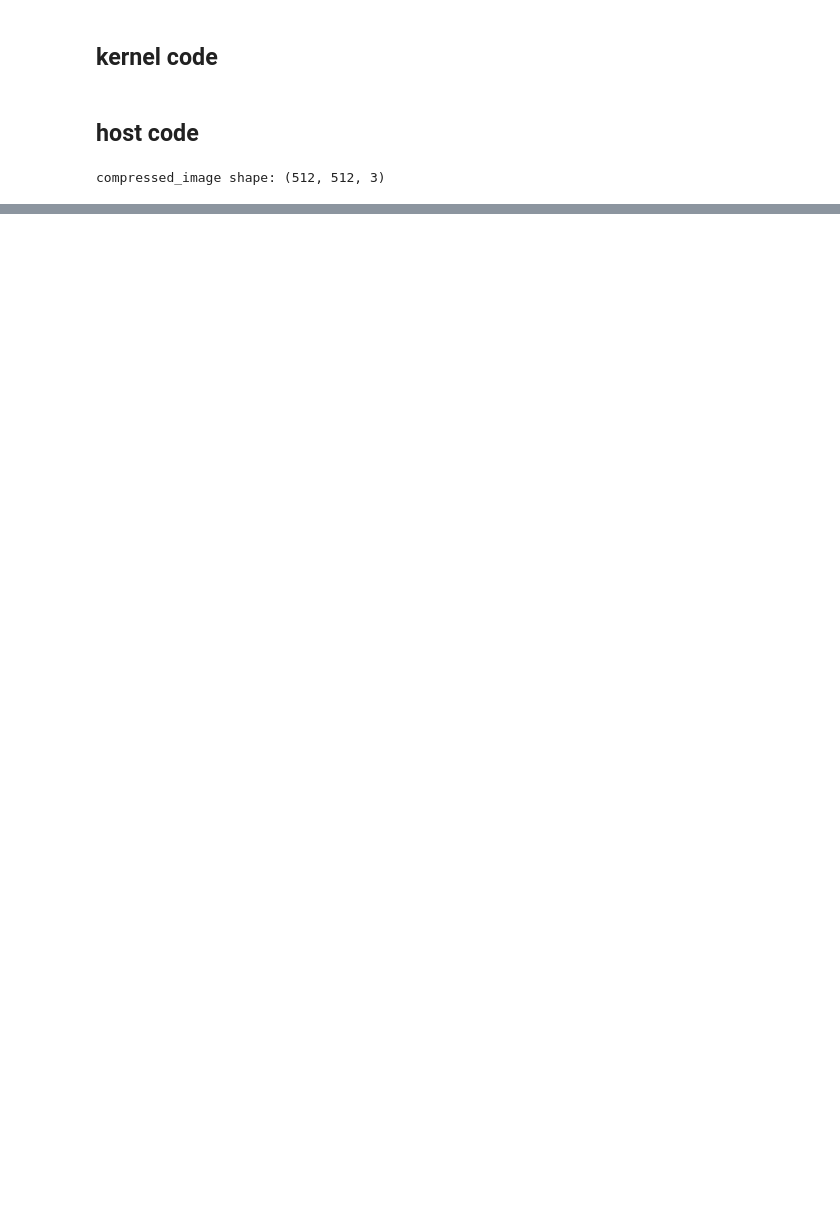
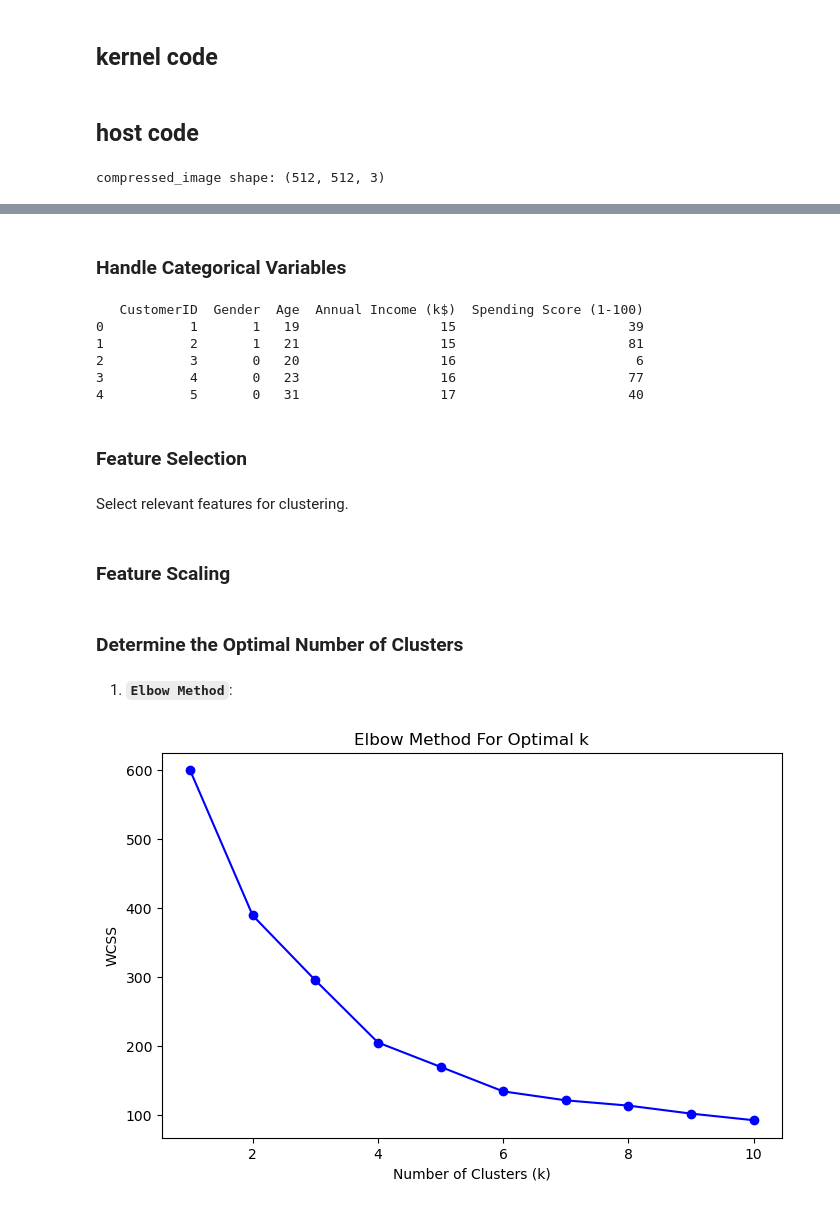
Before and after one commit to mmahdin/Computational-Intelligence-EE-AUT, a Jupyter notebook: lab/4/main.ipynb, the cells around one changed output, grey strips where cells are left out. Saved outputs shown, nothing was run; the diff lists cells and outputs as text; code cells hidden in the pictures; blank space fills up the shorter version.

```diff
--- a/lab/4/main.ipynb
+++ b/lab/4/main.ipynb
@@ -430,0 +583,49 @@ compressed_image shape: (512, 512, 3)
+# %% [markdown]
+### Handle Categorical Variables
+# %%
+# Initialize LabelEncoder
+le = LabelEncoder()
+
+# Encode Gender
+df['Gender'] = le.fit_transform(df['Gender'])
+
+print(df.head())
+# %% [output]
+   CustomerID  Gender  Age  Annual Income (k$)  Spending Score (1-100)
+0           1       1   19                  15                      39
+1           2       1   21                  15                      81
+2           3       0   20                  16                       6
+3           4       0   23                  16                      77
+4           5       0   31                  17                      40
+# %% [markdown]
+### Feature Selection
+# %% [markdown]
+Select relevant features for clustering.
+# %%
+X = df[['Age', 'Annual Income (k$)', 'Spending Score (1-100)']]
+# %% [markdown]
+### Feature Scaling
+# %%
+scaler = StandardScaler()
+X_scaled = scaler.fit_transform(X)
+# %% [markdown]
+### Determine the Optimal Number of Clusters
+# %% [markdown]
+1. **`Elbow Method`**:
+# %%
+wcss = []
+K = range(1, 11)
+for k in K:
+    kmeans = KMeans(n_clusters=k, random_state=42)
+    kmeans.fit(X_scaled)
+    wcss.append(kmeans.inertia_)
+
+# Plot the Elbow Curve
+plt.figure(figsize=(8,5))
+plt.plot(K, wcss, 'bo-')
+plt.xlabel('Number of Clusters (k)')
+plt.ylabel('WCSS')
+plt.title('Elbow Method For Optimal k')
+plt.show()
+# %% [output]
+[figure, added]
```
Also changed, not shown: parts of 47 cells of this notebook, 4 other files.
